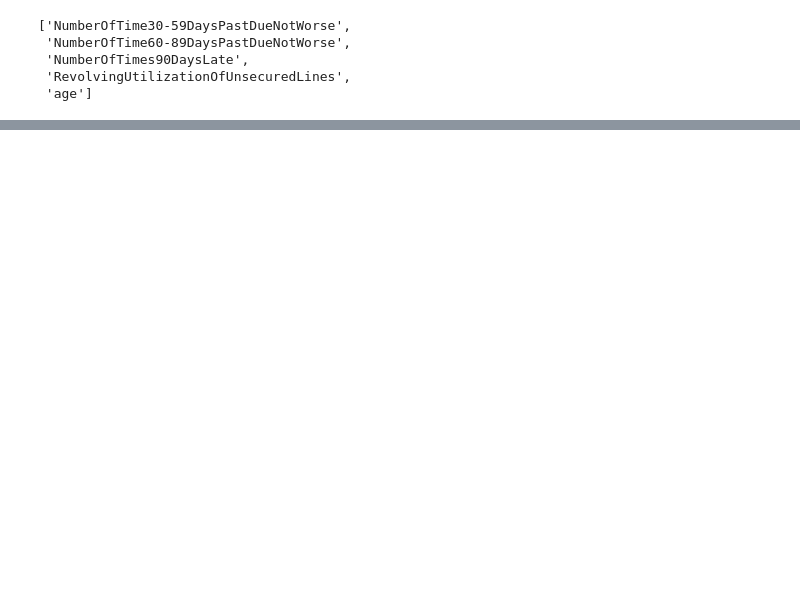
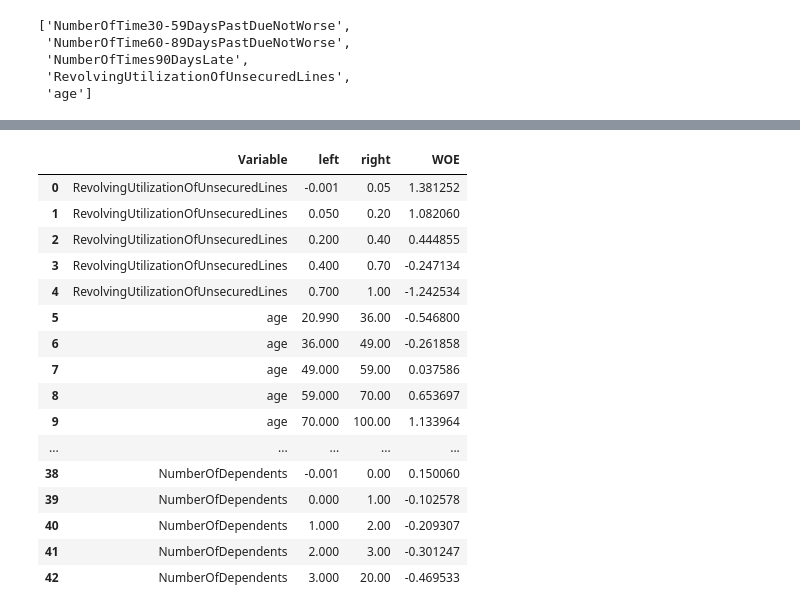
Before and after one commit to TarunMadan93/CreditScorecard, a Jupyter notebook: Credit_scorecard.ipynb, the cells around one changed output, grey strips where cells are left out. Cells and saved outputs as stored; diff of their text form; code cells hidden in the pictures; blank space fills up the shorter version.

Commit message:
Added test scoring using json

```diff
--- a/Credit_scorecard.ipynb
+++ b/Credit_scorecard.ipynb
@@ -302,0 +370,32 @@ Name: 7, dtype: object
+# %%
+#Read model and binning details
+
+with open("model_scorecard.json", "r") as read_file:
+    model = json.load(read_file)
+
+binning_df = pd.read_json('Binning_details.json')
+binning_df['left'] = binning_df['Quantile'].apply(lambda x: x['left'])
+binning_df['right'] = binning_df['Quantile'].apply(lambda x: x['right'])
+WOE_df = binning_df[['Variable','left','right','WOE']]
+WOE_df.to_json('WOE_details.json')
+WOE_df = pd.read_json('WOE_details.json')
+# %%
+WOE_df
+# %% [output]
+|  | Variable | left | right | WOE |
+| 0 | RevolvingUtilizationOfUnsecuredLines | -0.001 | 0.05 | 1.381252 |
+| 1 | RevolvingUtilizationOfUnsecuredLines | 0.050 | 0.20 | 1.082060 |
+| 2 | RevolvingUtilizationOfUnsecuredLines | 0.200 | 0.40 | 0.444855 |
+| 3 | RevolvingUtilizationOfUnsecuredLines | 0.400 | 0.70 | -0.247134 |
+| 4 | RevolvingUtilizationOfUnsecuredLines | 0.700 | 1.00 | -1.242534 |
+| 5 | age | 20.990 | 36.00 | -0.546800 |
+| 6 | age | 36.000 | 49.00 | -0.261858 |
+| 7 | age | 49.000 | 59.00 | 0.037586 |
+| 8 | age | 59.000 | 70.00 | 0.653697 |
+| 9 | age | 70.000 | 100.00 | 1.133964 |
+| ... | ... | ... | ... | ... |
+| 38 | NumberOfDependents | -0.001 | 0.00 | 0.150060 |
+| 39 | NumberOfDependents | 0.000 | 1.00 | -0.102578 |
+| 40 | NumberOfDependents | 1.000 | 2.00 | -0.209307 |
+| 41 | NumberOfDependents | 2.000 | 3.00 | -0.301247 |
+| 42 | NumberOfDependents | 3.000 | 20.00 | -0.469533 |
```
Also changed, not shown: parts of 19 cells of this notebook.
